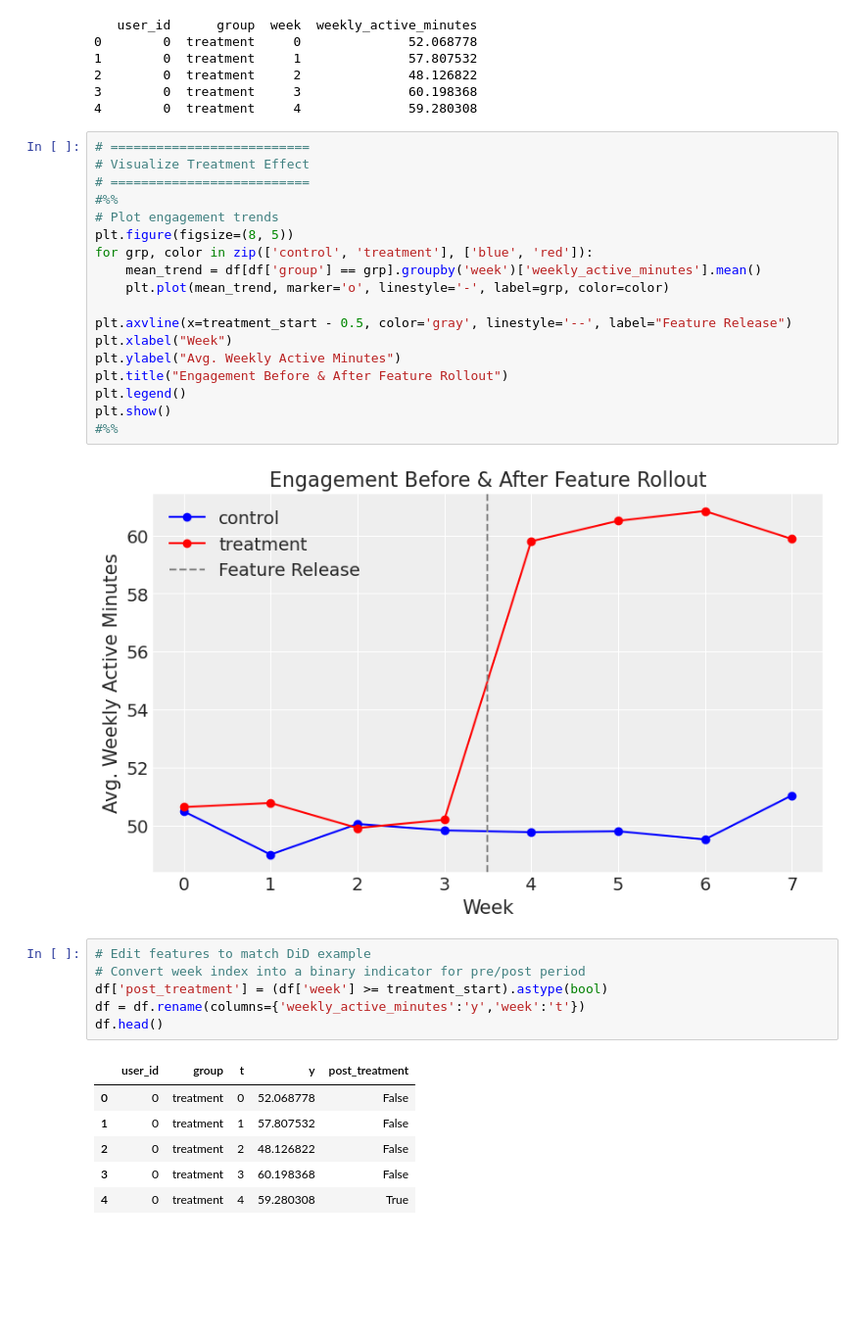
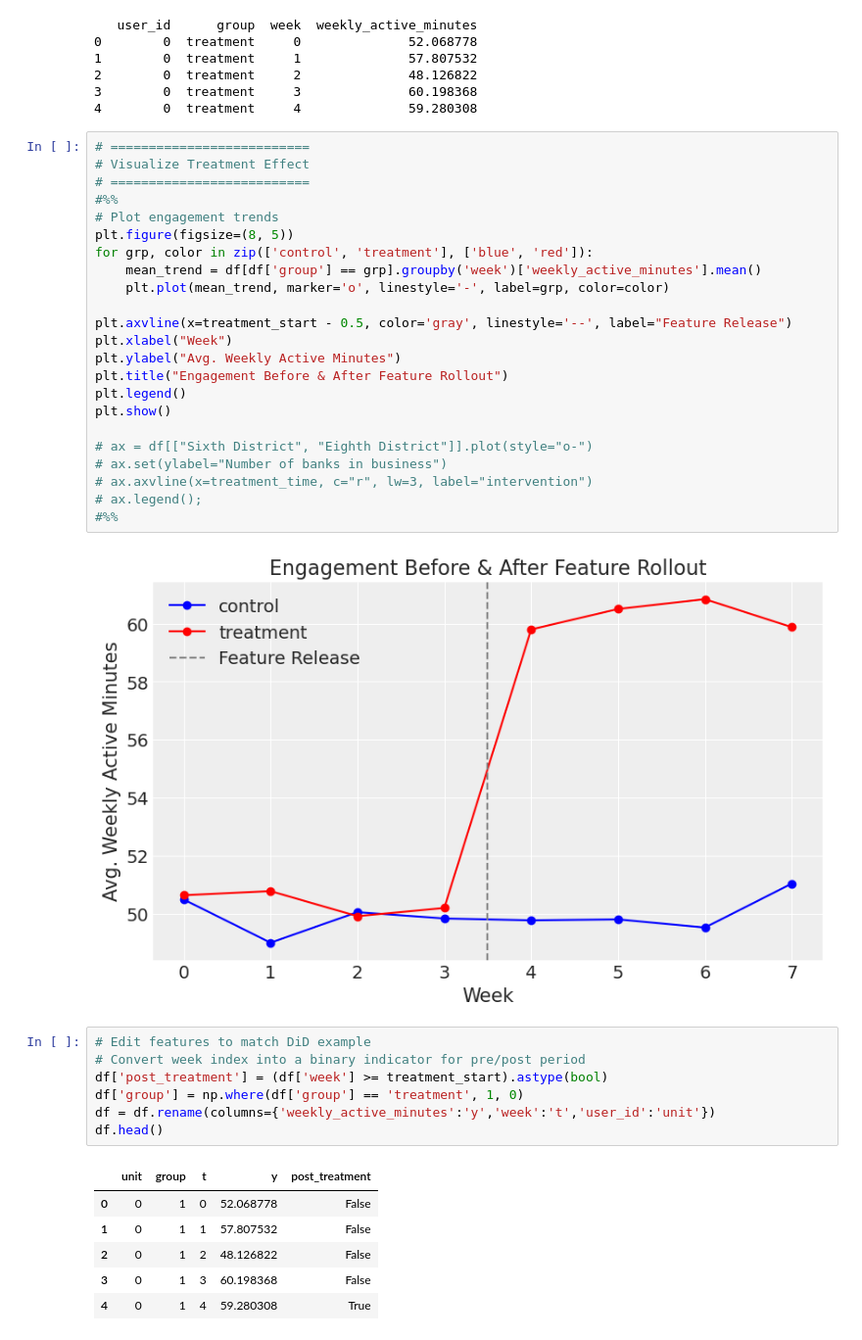
Before and after one commit to jwalluww/Portfolio_Projects, a Jupyter notebook: Quick_Hits/WIP_Difference_in_Differences.ipynb, the cells around one changed output. Shown: that part at 98% size. Saved outputs shown, nothing was run; the diff lists cells and outputs as text; blank space fills up the shorter version.

```diff
--- a/Quick_Hits/WIP_Difference_in_Differences.ipynb
+++ b/Quick_Hits/WIP_Difference_in_Differences.ipynb
@@ -99,22 +88,28 @@ plt.ylabel("Avg. Weekly Active Minutes")
 plt.title("Engagement Before & After Feature Rollout")
 plt.legend()
 plt.show()
+
+# ax = df[["Sixth District", "Eighth District"]].plot(style="o-")
+# ax.set(ylabel="Number of banks in business")
+# ax.axvline(x=treatment_time, c="r", lw=3, label="intervention")
+# ax.legend();
 #%%
 # %% [output]
 [figure]
 # %%
 # Edit features to match DiD example
 # Convert week index into a binary indicator for pre/post period
 df['post_treatment'] = (df['week'] >= treatment_start).astype(bool)
-df = df.rename(columns={'weekly_active_minutes':'y','week':'t'})
+df['group'] = np.where(df['group'] == 'treatment', 1, 0)
+df = df.rename(columns={'weekly_active_minutes':'y','week':'t','user_id':'unit'})
 df.head()
 # %% [output]
-|  | user_id | group | t | y | post_treatment |
-| 0 | 0 | treatment | 0 | 52.068778 | False |
-| 1 | 0 | treatment | 1 | 57.807532 | False |
-| 2 | 0 | treatment | 2 | 48.126822 | False |
-| 3 | 0 | treatment | 3 | 60.198368 | False |
-| 4 | 0 | treatment | 4 | 59.280308 | True |
+|  | unit | group | t | y | post_treatment |
+| 0 | 0 | 1 | 0 | 52.068778 | False |
+| 1 | 0 | 1 | 1 | 57.807532 | False |
+| 2 | 0 | 1 | 2 | 48.126822 | False |
+| 3 | 0 | 1 | 3 | 60.198368 | False |
+| 4 | 0 | 1 | 4 | 59.280308 | True |
 # %%
 # ==========================
 # Estimate Treatment Effect
```
Also changed, not shown: parts of 8 cells of this notebook.
